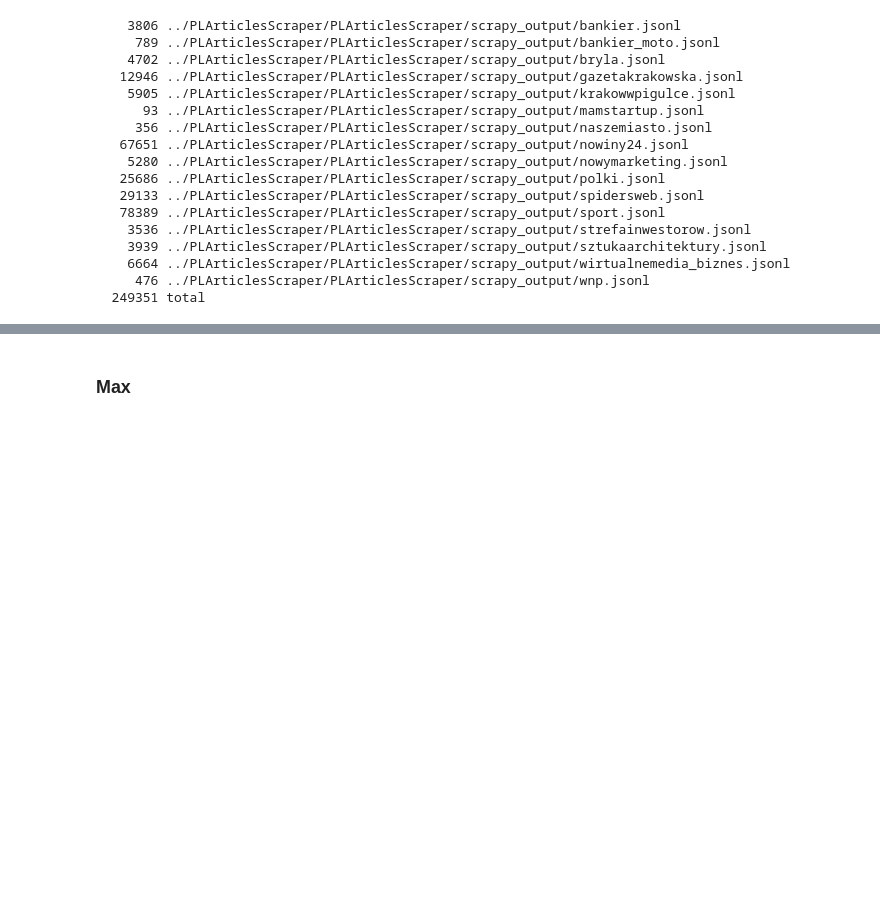
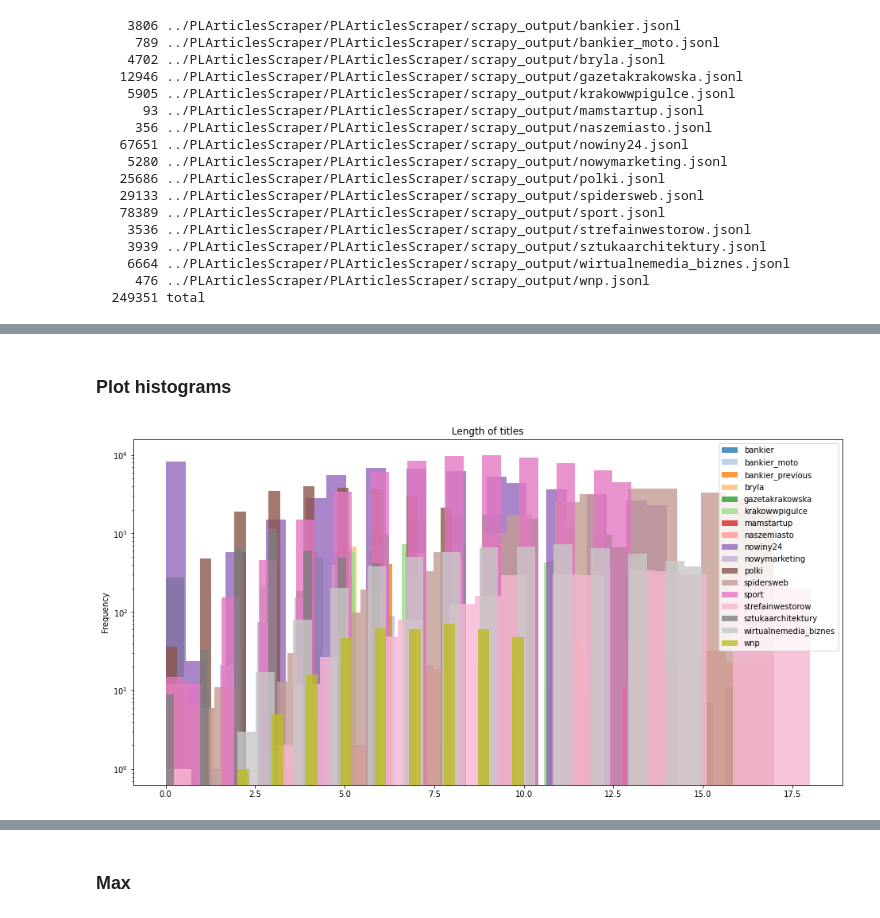
Before and after one commit to oziomek1/NLP_summarizer, a Jupyter notebook: model/Filter scraped documents.ipynb, the cells around one changed output, grey strips where cells are left out. Saved outputs shown, nothing was run; the diff lists cells and outputs as text; code cells hidden in the pictures; blank space fills up the shorter version.

```diff
--- a/model/Filter scraped documents.ipynb
+++ b/model/Filter scraped documents.ipynb
@@ -9,6 +12,8 @@ from typing import Callable
 from typing import Dict
 from typing import List
 from typing import Tuple
+# %%
+nlp = spacy.load('pl_spacy_model', disable=['ner', 'parser'])
 # %%
 !wc -l ../PLArticlesScraper/PLArticlesScraper/scrapy_output/*.jsonl
 # %% [output]
@@ -115,3 +159,5 @@ class Filterer:
+# %%
+utilsCounter = UtilsCounter()
 # %%
 file_reader = FilesReader(data_paths='../PLArticlesScraper/PLArticlesScraper/scrapy_output/')
 # %%
@@ -145,3 +192,25 @@ strefainwestorow : 3536
 sztukaarchitektury : 3939
 wirtualnemedia_biznes : 6664
 wnp : 476
+# %% [markdown]
+### Plot histograms
+# %%
+def plot_data_for_column(data, file_names, column, bins=25, max_percentile=1, x_limit=None, normalize=False):
+    plt.figure(figsize=(16, 8))
+    for i, file_name in enumerate(file_names):
+        file_dataframe = data[file_name]
+        file_dataframe = file_dataframe[file_dataframe[column].map(lambda x: len(utilsCounter.strip_text(x))) < \
+            file_dataframe[column].map(lambda x: len(utilsCounter.strip_text(x))).quantile(max_percentile)
+        ]
+        try:
+            file_dataframe.applymap(lambda x: len(utilsCounter.strip_text(x)))[column].plot.hist(
+                bins=bins, title=f'Length of {column}s', label=file_name, legend=True, logy=True,
+                density=1 if normalize else None, color=plt.cm.tab20(i), alpha=0.8
+            )
+        except TypeError:
+            continue
+    plt.show()
+# %%
+plot_data_for_column(file_reader.data, file_reader.file_names, column='title', max_percentile=.9)
+# %% [output]
+[figure, added]
```
Also changed, not shown: parts of 20 cells of this notebook, 2 other files.
